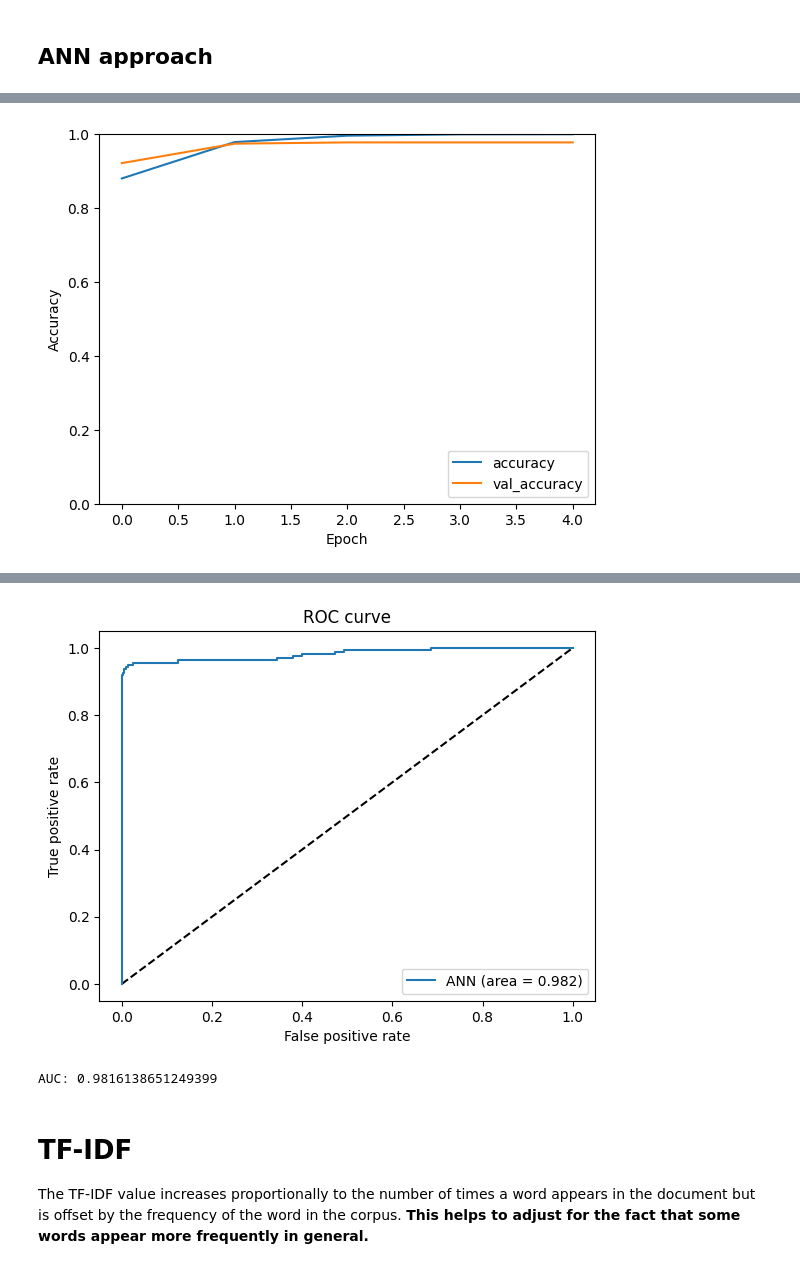
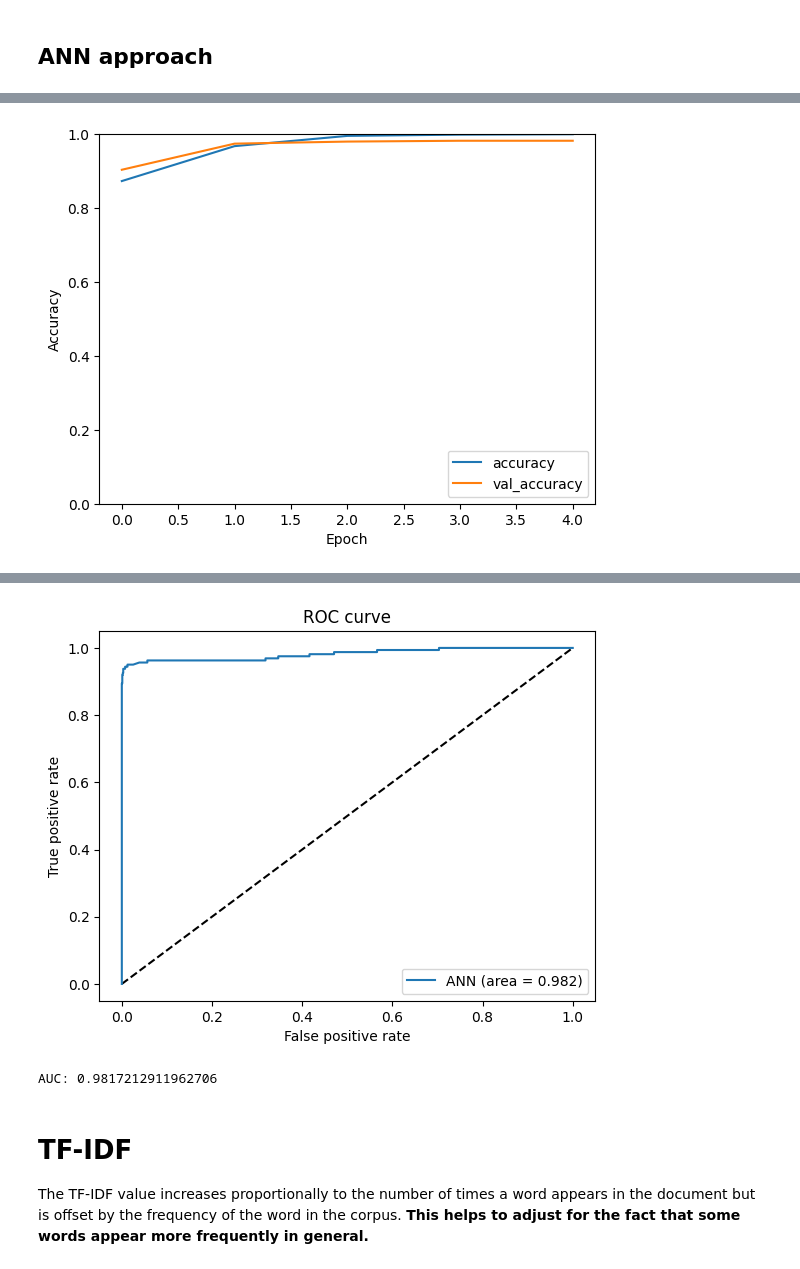
Before and after one commit to simone-cavallaro/Machine-Learning, a Jupyter notebook: Lab 10/Word_embeddings.ipynb, the cells around one changed output, grey strips where cells are left out. Cells and saved outputs as stored; diff of their text form; code cells hidden in the pictures.

```diff
--- a/Lab 10/Word_embeddings.ipynb
+++ b/Lab 10/Word_embeddings.ipynb
@@ -210,25 +211,29 @@ from tensorflow.keras.utils import to_categorical
 from tensorflow.keras.callbacks import History
 
 # Preprocess the text
+# 1. Split prima della vettorizzazione (evita Data Leakage)
+texts_train, texts_test, y_train, y_test = train_test_split(
+    spam_df['content'], spam_df['label'], test_size=0.2, random_state=42
+)
+
+# 2. Vettorizzazione corretta
 vectorizer = CountVectorizer(stop_words='english')
-X_bow = vectorizer.fit_transform(spam_df['content'])
+X_train = vectorizer.fit_transform(texts_train).toarray()
+X_test = vectorizer.transform(texts_test).toarray()
 
-# Split the data
-X_train, X_test, y_train, y_test = train_test_split(X_bow.toarray(), spam_df['label'], test_size=0.2, random_state=42)
+# 3. Modello con Input() e dimensioni dinamiche
+from tensorflow.keras.layers import Input
 
-# Define the ANN Model
 model_bow = Sequential([
-    #128 neurons, takes a vector of 8,444 features (words) as input.
-    Dense(128, activation='relu', input_shape=(8444,)), # We measured the number of single words before (we are deleating stop words)
-    #64 neurons for feature extraction.
+    Input(shape=(X_train.shape[1],)), # Dinamico!
+    Dense(128, activation='relu'),
     Dense(64, activation='relu'),
-    #1 neuron (outputs probability between 0 and 1 for spam classification).
     Dense(1, activation='sigmoid')
 ])
 
 model_bow.compile(optimizer='adam', loss='binary_crossentropy', metrics=['accuracy'])
 
-# Train the Model
+# 4. Training (usiamo X_train già processato)
 history = model_bow.fit(X_train, y_train, epochs=5, batch_size=128, validation_split=0.2)
 
 # Plot Training History
@@ -269 +274 @@ Epoch 5/5
-[figure, old version]
+[figure, new version]
@@ -271,5 +276,5 @@ Epoch 5/5
-[figure, old version]
+[figure, new version]
-AUC: 0.9816138651249399
+AUC: 0.9817212911962706
 # %% [markdown]
 # TF-IDF
 
```
Also changed, not shown: parts of 19 cells of this notebook.
